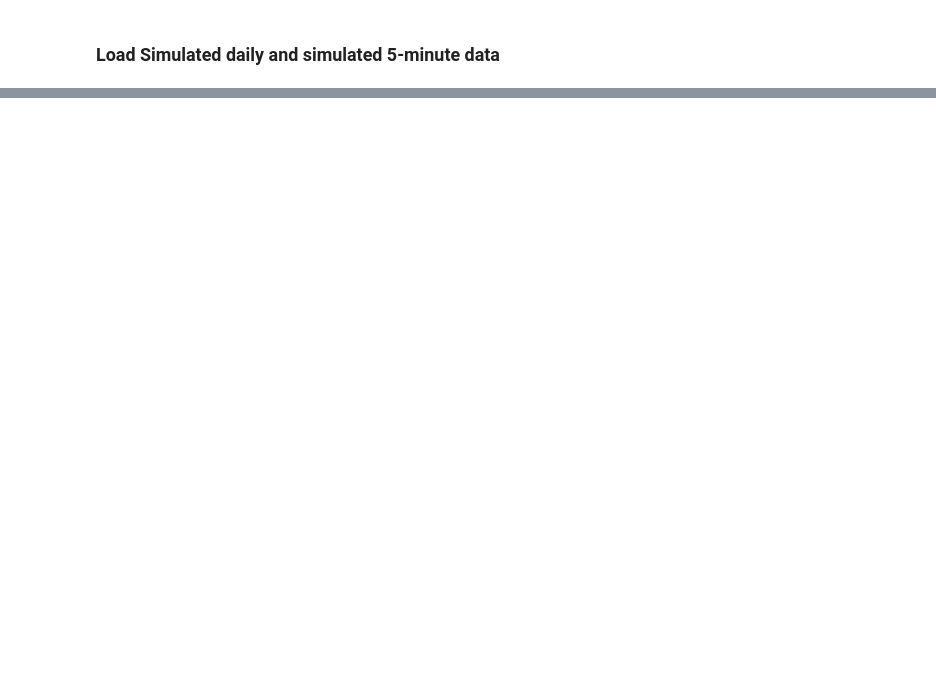
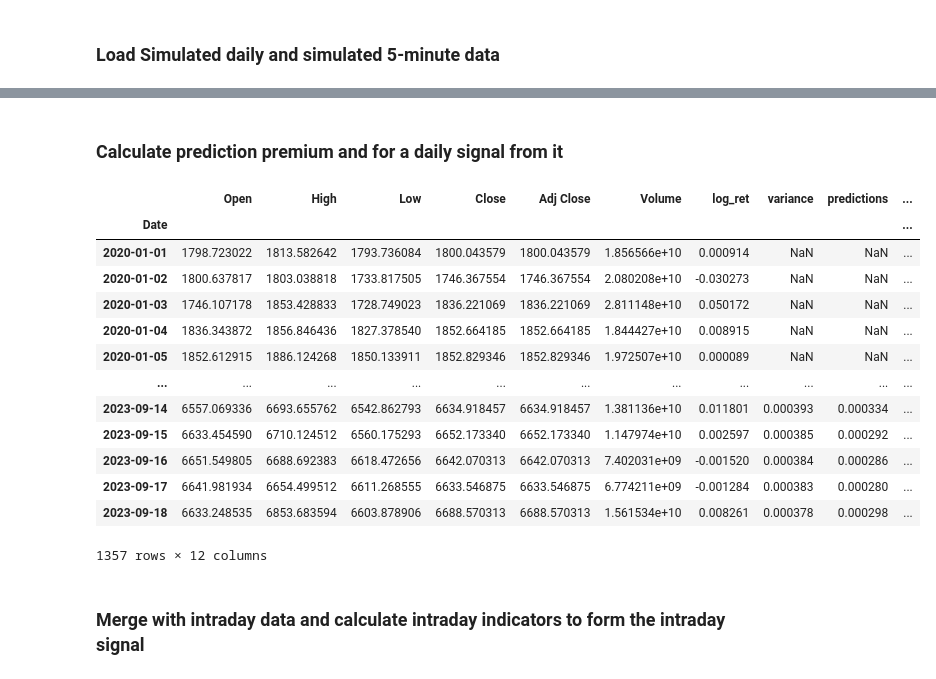
Before and after one commit to codyrosenzweig1/Quant_Trading_Basics_ML, a Jupyter notebook: IntradDay_Trading_GARCH_Model.ipynb, the cells around one changed output, grey strips where cells are left out. Saved outputs shown, nothing was run; the diff lists cells and outputs as text; code cells hidden in the pictures; blank space fills up the shorter version.

```diff
--- a/IntradDay_Trading_GARCH_Model.ipynb
+++ b/IntradDay_Trading_GARCH_Model.ipynb
@@ -37,0 +110,32 @@ array([datetime.date(2021, 9, 29), datetime.date(2021, 9, 29),
+# %% [markdown]
+###  Calculate prediction premium and for a daily signal from it
+# %%
+daily_df['prediction_premium'] = (daily_df['predictions']-daily_df['variance'])/daily_df['variance']
+
+daily_df['premium_std'] = daily_df['prediction_premium'].rolling(180).std()
+
+daily_df['daily_signal'] =  daily_df.apply(lambda x: 1 if (x['prediction_premium']>x['premium_std']*1.5)
+                                           else (-1 if (x['prediction_premium']<x['premium_std']*1.5)
+                                                        else np.nan),
+                                                        axis=1)
+
+daily_df['daily_signal'] = daily_df['daily_signal'].shift()
+
+daily_df
+# %% [output]
+|  | Open | High | Low | Close | Adj Close | Volume | log_ret | variance | predictions | ... |
+| Date |  |  |  |  |  |  |  |  |  | ... |
+| 2020-01-01 | 1798.723022 | 1813.582642 | 1793.736084 | 1800.043579 | 1800.043579 | 1.856566e+10 | 0.000914 | NaN | NaN | ... |
+| 2020-01-02 | 1800.637817 | 1803.038818 | 1733.817505 | 1746.367554 | 1746.367554 | 2.080208e+10 | -0.030273 | NaN | NaN | ... |
+| 2020-01-03 | 1746.107178 | 1853.428833 | 1728.749023 | 1836.221069 | 1836.221069 | 2.811148e+10 | 0.050172 | NaN | NaN | ... |
+| 2020-01-04 | 1836.343872 | 1856.846436 | 1827.378540 | 1852.664185 | 1852.664185 | 1.844427e+10 | 0.008915 | NaN | NaN | ... |
+| 2020-01-05 | 1852.612915 | 1886.124268 | 1850.133911 | 1852.829346 | 1852.829346 | 1.972507e+10 | 0.000089 | NaN | NaN | ... |
+| ... | ... | ... | ... | ... | ... | ... | ... | ... | ... | ... |
+| 2023-09-14 | 6557.069336 | 6693.655762 | 6542.862793 | 6634.918457 | 6634.918457 | 1.381136e+10 | 0.011801 | 0.000393 | 0.000334 | ... |
+| 2023-09-15 | 6633.454590 | 6710.124512 | 6560.175293 | 6652.173340 | 6652.173340 | 1.147974e+10 | 0.002597 | 0.000385 | 0.000292 | ... |
+| 2023-09-16 | 6651.549805 | 6688.692383 | 6618.472656 | 6642.070313 | 6642.070313 | 7.402031e+09 | -0.001520 | 0.000384 | 0.000286 | ... |
+| 2023-09-17 | 6641.981934 | 6654.499512 | 6611.268555 | 6633.546875 | 6633.546875 | 6.774211e+09 | -0.001284 | 0.000383 | 0.000280 | ... |
+| 2023-09-18 | 6633.248535 | 6853.683594 | 6603.878906 | 6688.570313 | 6688.570313 | 1.561534e+10 | 0.008261 | 0.000378 | 0.000298 | ... |
+1357 rows × 12 columns
+# %% [markdown]
+### Merge with intraday data and calculate intraday indicators to form the intraday signal
```
Also changed, not shown: parts of 11 cells of this notebook.
